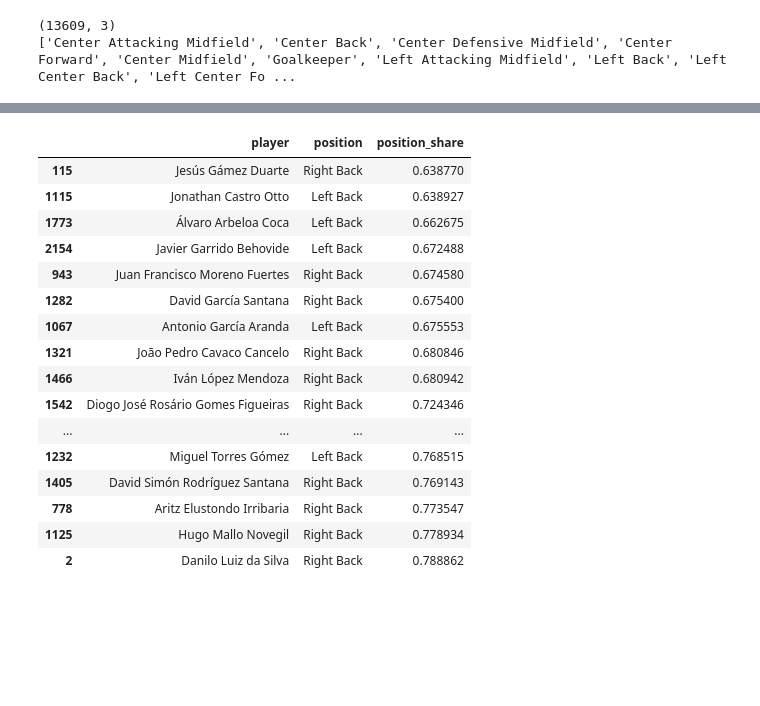
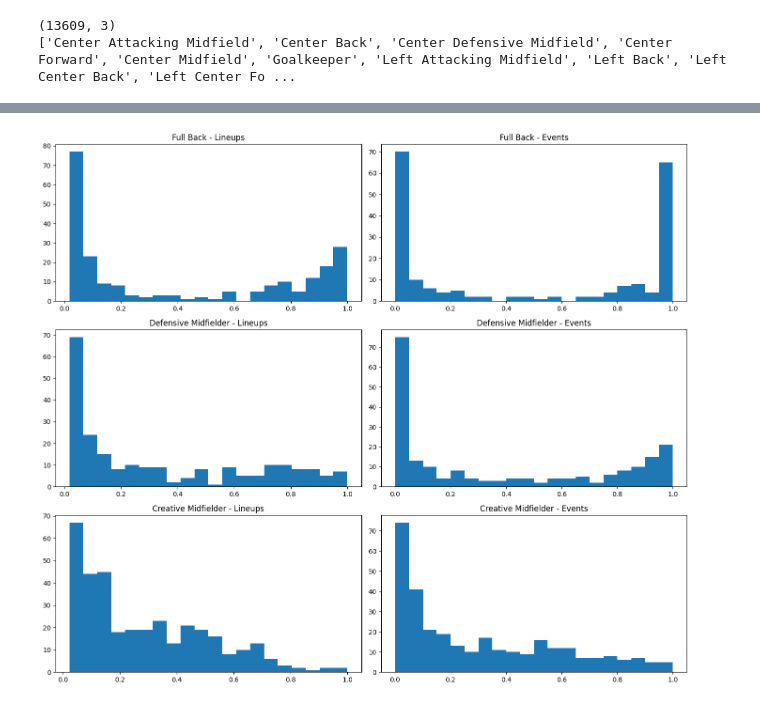
Before and after one commit to inatgomez/player-filter, a Jupyter notebook: notebooks/position_threshold_exploration.ipynb, the cells around one changed output, grey strips where cells are left out. Cells and saved outputs as stored; diff of their text form; code cells hidden in the pictures; blank space fills up the shorter version.

```diff
--- a/notebooks/position_threshold_exploration.ipynb
+++ b/notebooks/position_threshold_exploration.ipynb
@@ -259,31 +138,0 @@ event_fullback_shares.sort_values(
-# %%
-event_candidates = event_fullback_shares[
-    event_fullback_shares["position_share"].between(
-        0.60,
-        0.80
-    )
-]
-
-event_candidates[
-    ["player", "position", "position_share"]
-].sort_values(
-    "position_share"
-)
-# %% [output]
-|  | player | position | position_share |
-| 115 | Jesús Gámez Duarte | Right Back | 0.638770 |
-| 1115 | Jonathan Castro Otto | Left Back | 0.638927 |
-| 1773 | Álvaro Arbeloa Coca | Left Back | 0.662675 |
-| 2154 | Javier Garrido Behovide | Left Back | 0.672488 |
-| 943 | Juan Francisco Moreno Fuertes | Right Back | 0.674580 |
-| 1282 | David García Santana | Right Back | 0.675400 |
-| 1067 | Antonio García Aranda | Left Back | 0.675553 |
-| 1321 | João Pedro Cavaco Cancelo | Right Back | 0.680846 |
-| 1466 | Iván López Mendoza | Right Back | 0.680942 |
-| 1542 | Diogo José Rosário Gomes Figueiras | Right Back | 0.724346 |
-| ... | ... | ... | ... |
-| 1232 | Miguel Torres Gómez | Left Back | 0.768515 |
-| 1405 | David Simón Rodríguez Santana | Right Back | 0.769143 |
-| 778 | Aritz Elustondo Irribaria | Right Back | 0.773547 |
-| 1125 | Hugo Mallo Novegil | Right Back | 0.778934 |
-| 2 | Danilo Luiz da Silva | Right Back | 0.788862 |
@@ -289,0 +171,48 @@ event_candidates[
+# %%
+fig, axes = plt.subplots(
+    3,
+    2,
+    figsize=(14, 12)
+)
+
+for row, (
+    role_name,
+    labels
+) in enumerate(
+    ROLE_LABELS.items()
+):
+
+    lineup_role = get_role_shares(
+        lineup_position_shares,
+        labels,
+        "player_name"
+    )
+
+    event_role = get_role_shares(
+        event_position_shares,
+        labels,
+        "player"
+    )
+
+    axes[row, 0].hist(
+        lineup_role["position_share"],
+        bins=20
+    )
+
+    axes[row, 0].set_title(
+        f"{role_name} - Lineups"
+    )
+
+    axes[row, 1].hist(
+        event_role["position_share"],
+        bins=20
+    )
+
+    axes[row, 1].set_title(
+        f"{role_name} - Events"
+    )
+
+plt.tight_layout()
+plt.show()
+# %% [output]
+[figure, added]
```
Also changed, not shown: parts of 9 cells of this notebook.
